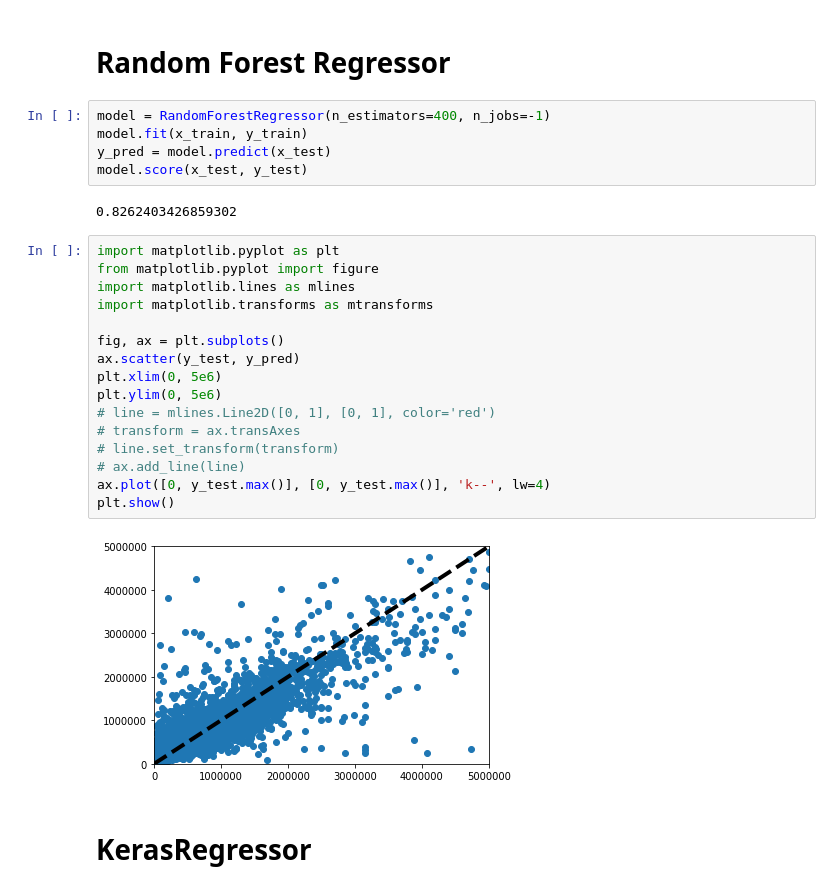
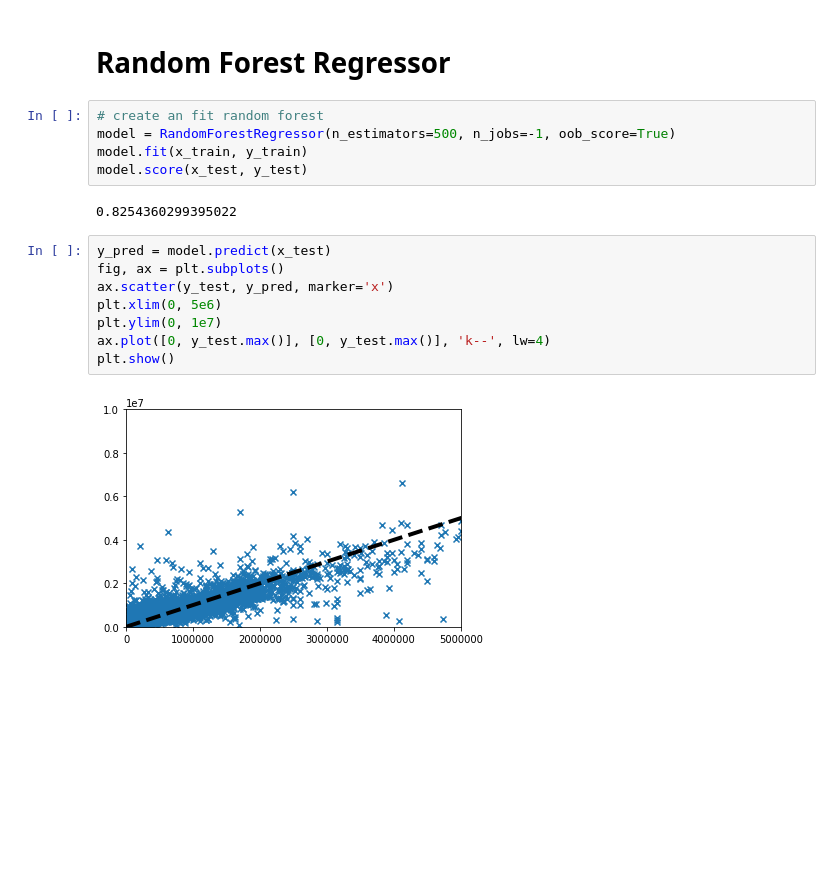
Before and after one commit to rickardsjp/DC_Housing_Tongji, a Jupyter notebook: Forest_Regressor.ipynb, the cells around one changed output. Drawn from its saved outputs; the diff is of its cells as text; blank space fills up the shorter version.

```diff
--- a/Forest_Regressor.ipynb
+++ b/Forest_Regressor.ipynb
@@ -36,29 +36,19 @@ x_train, x_test, y_train, y_test = train_test_split(x_data, y_data, test_size=0.
 # %% [markdown]
 # Random Forest Regressor
 # %%
-model = RandomForestRegressor(n_estimators=400, n_jobs=-1)
+# create an fit random forest
+model = RandomForestRegressor(n_estimators=500, n_jobs=-1, oob_score=True)
 model.fit(x_train, y_train)
-y_pred = model.predict(x_test)
 model.score(x_test, y_test)
 # %% [output]
-0.8262403426859302
+0.8254360299395022
 # %%
-import matplotlib.pyplot as plt
-from matplotlib.pyplot import figure
-import matplotlib.lines as mlines
-import matplotlib.transforms as mtransforms
-
+y_pred = model.predict(x_test)
 fig, ax = plt.subplots()
-ax.scatter(y_test, y_pred)
+ax.scatter(y_test, y_pred, marker='x')
 plt.xlim(0, 5e6)
-plt.ylim(0, 5e6)
-# line = mlines.Line2D([0, 1], [0, 1], color='red')
-# transform = ax.transAxes
-# line.set_transform(transform)
-# ax.add_line(line)
+plt.ylim(0, 1e7)
 ax.plot([0, y_test.max()], [0, y_test.max()], 'k--', lw=4)
 plt.show()
 # %% [output]
-[figure, old version]
+[figure, new version]
-# %% [markdown]
-# KerasRegressor
```
Also changed, not shown: parts of 4 cells of this notebook, 9 other files.
